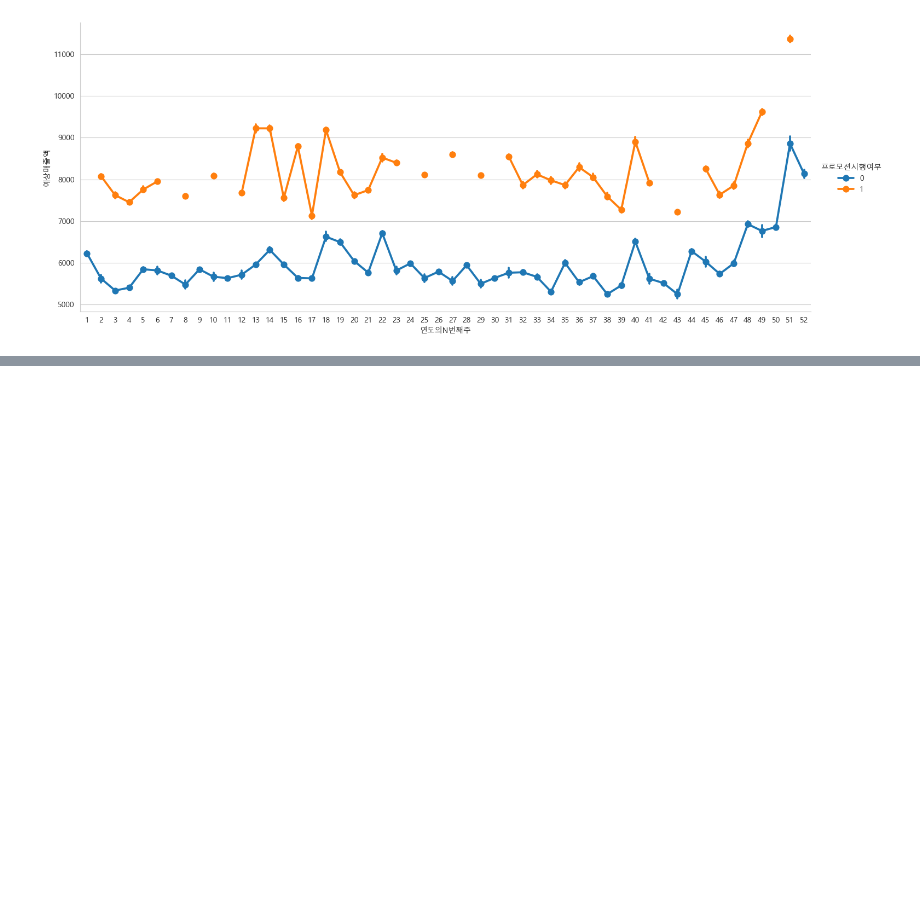
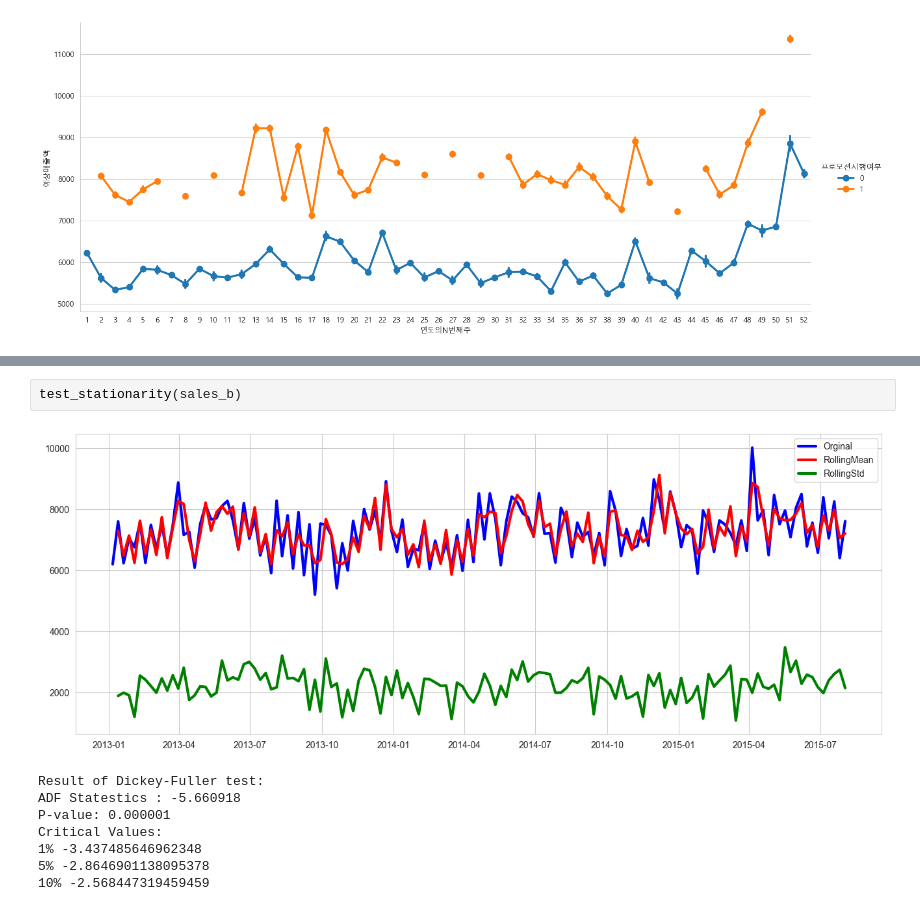
Before and after one commit to Drew240316/DREW_PY, a Jupyter notebook: 2025/Personal_Projects/Rossmann Store Sales Prediction/Notebook.ipynb, the cells around one changed output, grey strips where cells are left out. Saved outputs shown, nothing was run; the diff lists cells and outputs as text; blank space fills up the shorter version.

```diff
--- a/2025/Personal_Projects/Rossmann Store Sales Prediction/Notebook.ipynb
+++ b/2025/Personal_Projects/Rossmann Store Sales Prediction/Notebook.ipynb
@@ -523,0 +679,11 @@ sns.catplot(data= train_store_joined_open, x='연도의N번째주', y="예상매
+# %%
+test_stationarity(sales_b)
+# %% [output]
+[figure, added]
+Result of Dickey-Fuller test:
+ADF Statestics : -5.660918
+P-value: 0.000001
+Critical Values:
+1% -3.437485646962348
+5% -2.8646901138095378
+10% -2.568447319459459
```
Also changed, not shown: parts of 81 cells of this notebook, 4 other files.
